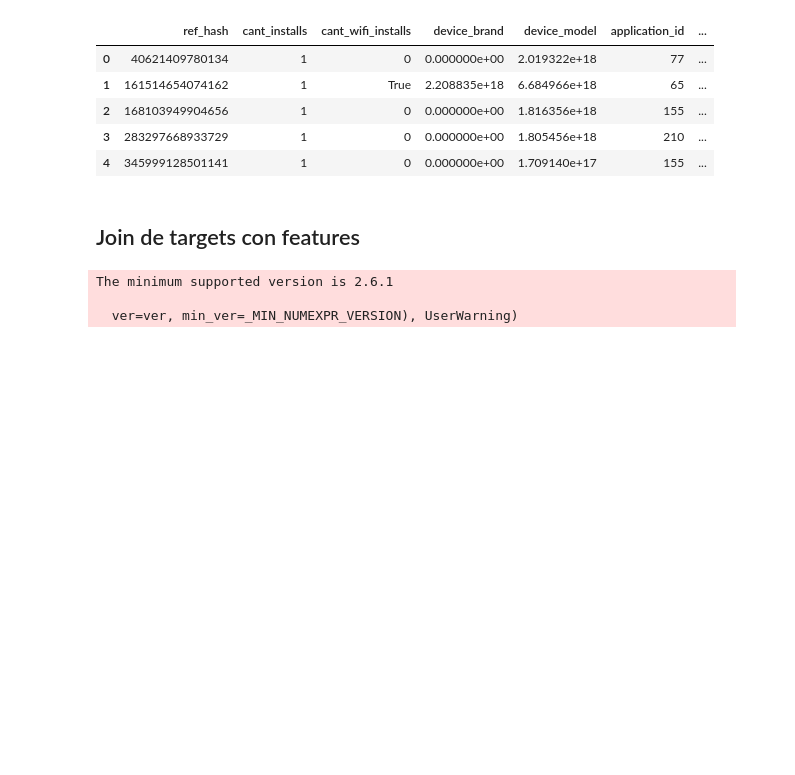
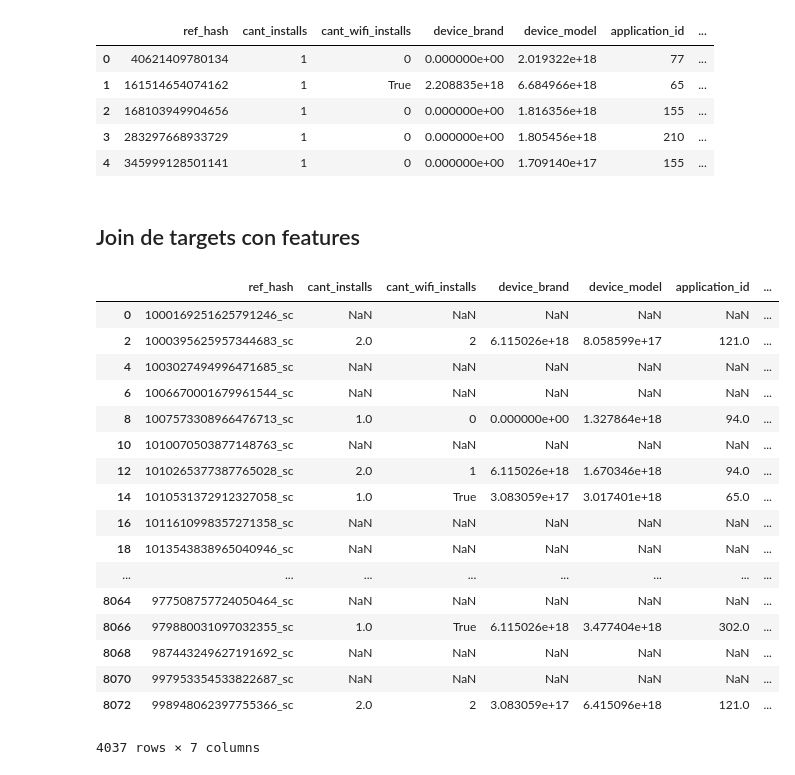
Before and after one commit to GastonMontes/75.06-Datos-Grupo22-TP1, a Jupyter notebook: tp2/FeatureEngineeringInstalls.ipynb, the cells around one changed output. Drawn from its saved outputs; the diff is of its cells as text; code cells hidden in the pictures; blank space fills up the shorter version.

```diff
--- a/tp2/FeatureEngineeringInstalls.ipynb
+++ b/tp2/FeatureEngineeringInstalls.ipynb
@@ -174,13 +174,10 @@ final['ref_hash'] = final['ref_hash'].astype(str) + '_sc'
 final['ref_hash'] = final['ref_hash'].astype('object')
 
 merged_18_20_targets = targets.merge(final, on='ref_hash', how='left').drop('obj', axis=1)
+merged_18_20_targets = merged_18_20_targets.loc[merged_18_20_targets['ref_hash'].str.contains('_sc'), :]
 
 # 3 dias son 259200 segundos
 merged_18_20_targets['time_to_install'] = merged_18_20_targets['time_to_install'].fillna(259200)
-# %% [output]
-The minimum supported version is 2.6.1
-
-  ver=ver, min_ver=_MIN_NUMEXPR_VERSION), UserWarning)
 # %%
 final2['ref_hash'] = final2['ref_hash'].astype(str) + '_sc'
 final2['ref_hash'] = final2['ref_hash'].astype('object')
@@ -189,6 +187,27 @@ merged_21_23_targets = targets.merge(final2, on='ref_hash', how='left').drop('ob
 
 # 3 dias son 259200 segundos
 merged_21_23_targets['time_to_install'] = merged_21_23_targets['time_to_install'].fillna(259200)
+# %%
+merged_18_20_targets
+# %% [output]
+|  | ref_hash | cant_installs | cant_wifi_installs | device_brand | device_model | application_id | ... |
+| 0 | 1000169251625791246_sc | NaN | NaN | NaN | NaN | NaN | ... |
+| 2 | 1000395625957344683_sc | 2.0 | 2 | 6.115026e+18 | 8.058599e+17 | 121.0 | ... |
+| 4 | 1003027494996471685_sc | NaN | NaN | NaN | NaN | NaN | ... |
+| 6 | 1006670001679961544_sc | NaN | NaN | NaN | NaN | NaN | ... |
+| 8 | 1007573308966476713_sc | 1.0 | 0 | 0.000000e+00 | 1.327864e+18 | 94.0 | ... |
+| 10 | 1010070503877148763_sc | NaN | NaN | NaN | NaN | NaN | ... |
+| 12 | 1010265377387765028_sc | 2.0 | 1 | 6.115026e+18 | 1.670346e+18 | 94.0 | ... |
+| 14 | 1010531372912327058_sc | 1.0 | True | 3.083059e+17 | 3.017401e+18 | 65.0 | ... |
+| 16 | 1011610998357271358_sc | NaN | NaN | NaN | NaN | NaN | ... |
+| 18 | 1013543838965040946_sc | NaN | NaN | NaN | NaN | NaN | ... |
+| ... | ... | ... | ... | ... | ... | ... | ... |
+| 8064 | 977508757724050464_sc | NaN | NaN | NaN | NaN | NaN | ... |
+| 8066 | 979880031097032355_sc | 1.0 | True | 6.115026e+18 | 3.477404e+18 | 302.0 | ... |
+| 8068 | 987443249627191692_sc | NaN | NaN | NaN | NaN | NaN | ... |
+| 8070 | 997953354533822687_sc | NaN | NaN | NaN | NaN | NaN | ... |
+| 8072 | 998948062397755366_sc | 2.0 | 2 | 3.083059e+17 | 6.415096e+18 | 121.0 | ... |
+4037 rows × 7 columns
 # %%
 merged_21_23_targets
 # %% [output]
```
Also changed, not shown: parts of 2 cells of this notebook, 7 other files.
